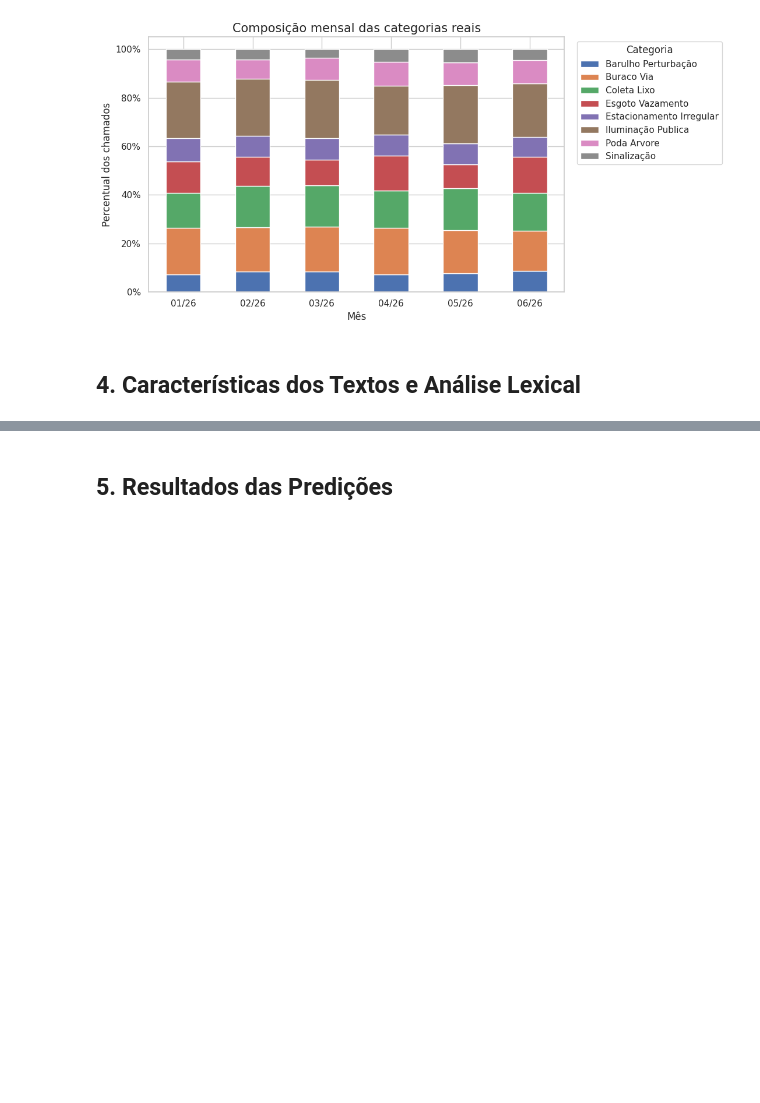
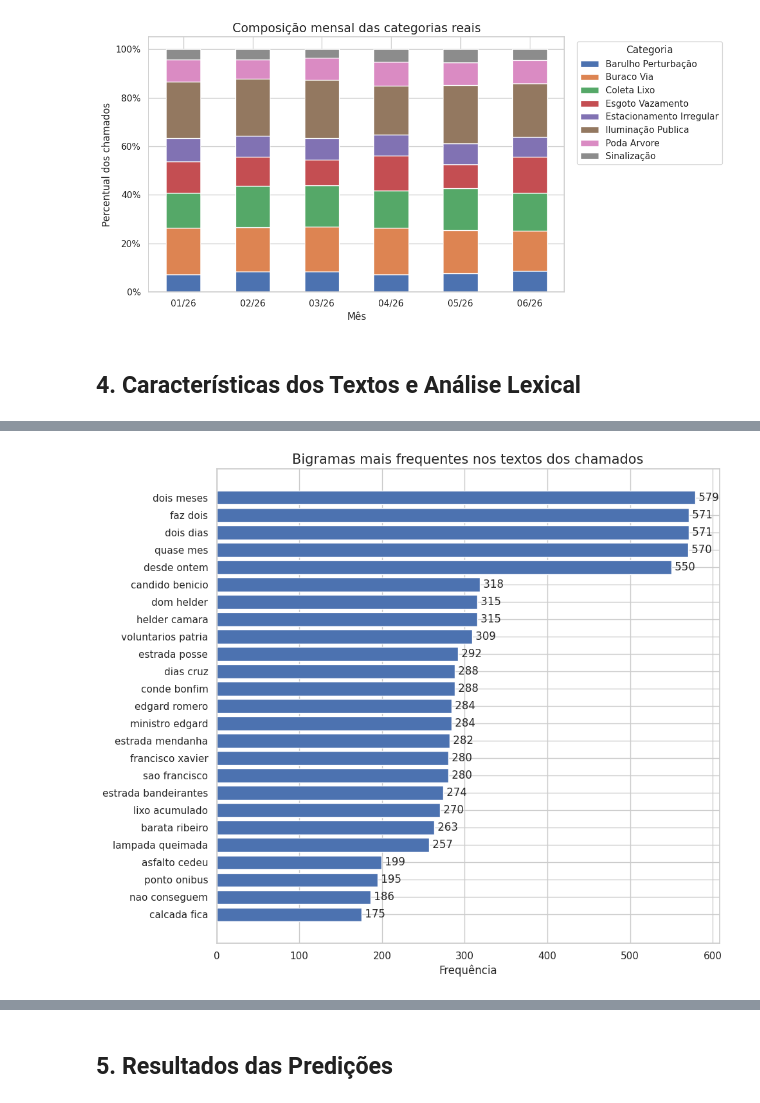
Before and after one commit to iaracastro/desafio-cientista-dados-junior-ia-pref, a Jupyter notebook: notebooks/aedv.ipynb, the cells around one changed output, grey strips where cells are left out. Drawn from its saved outputs; the diff is of its cells as text; code cells hidden in the pictures; blank space fills up the shorter version.

```diff
--- a/notebooks/aedv.ipynb
+++ b/notebooks/aedv.ipynb
@@ -611,0 +714,41 @@ plotar_barras_empilhadas_percentuais(
+# %%
+def obter_frequencias_ngrams(textos, ngram_range=(1, 1), max_features=30, min_df=2):
+    vectorizer = CountVectorizer(
+        ngram_range=ngram_range,
+        max_features=max_features,
+        min_df=min_df
+    )
+    matriz = vectorizer.fit_transform(textos)
+    frequencias = np.asarray(matriz.sum(axis=0)).ravel()
+    termos = vectorizer.get_feature_names_out()
+    tabela = pd.DataFrame({"termo": termos, "frequencia": frequencias})
+    return tabela.sort_values("frequencia", ascending=False).reset_index(drop=True)
+
+def plotar_top_termos(tabela, titulo, nome_arquivo, top_n=25):
+    dados = tabela.head(top_n).sort_values("frequencia", ascending=True)
+    fig, ax = plt.subplots(figsize=(10, max(5, 0.34 * len(dados))))
+    ax.barh(dados["termo"], dados["frequencia"])
+    ax.set_title(titulo)
+    ax.set_xlabel("Frequência")
+    ax.set_ylabel("")
+    for i, valor in enumerate(dados["frequencia"]):
+        ax.text(valor, i, f" {int(valor)}", va="center")
+    save_figure(fig, nome_arquivo)
+    plt.show()
+# %%
+textos_lexicais = df.loc[df["texto_lexical"].str.len() > 0, "texto_lexical"]
+frequencia_bigramas = obter_frequencias_ngrams(
+    textos_lexicais,
+    ngram_range=(2, 2),
+    max_features=40,
+    min_df=2
+)
+
+plotar_top_termos(
+    frequencia_bigramas,
+    "Bigramas mais frequentes nos textos dos chamados",
+    "04_bigramas_mais_frequentes.png",
+    top_n=25
+)
+# %% [output]
+[figure, added]
```
Also changed, not shown: parts of 7 cells of this notebook.
